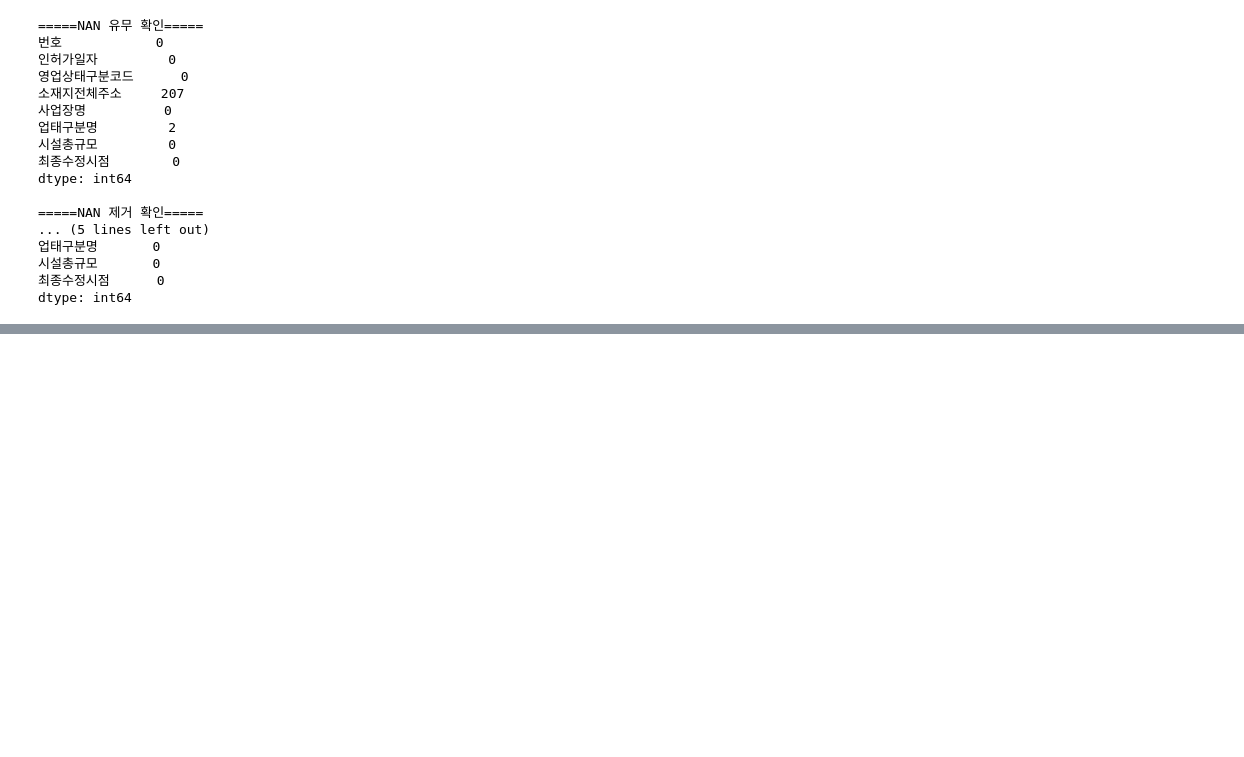
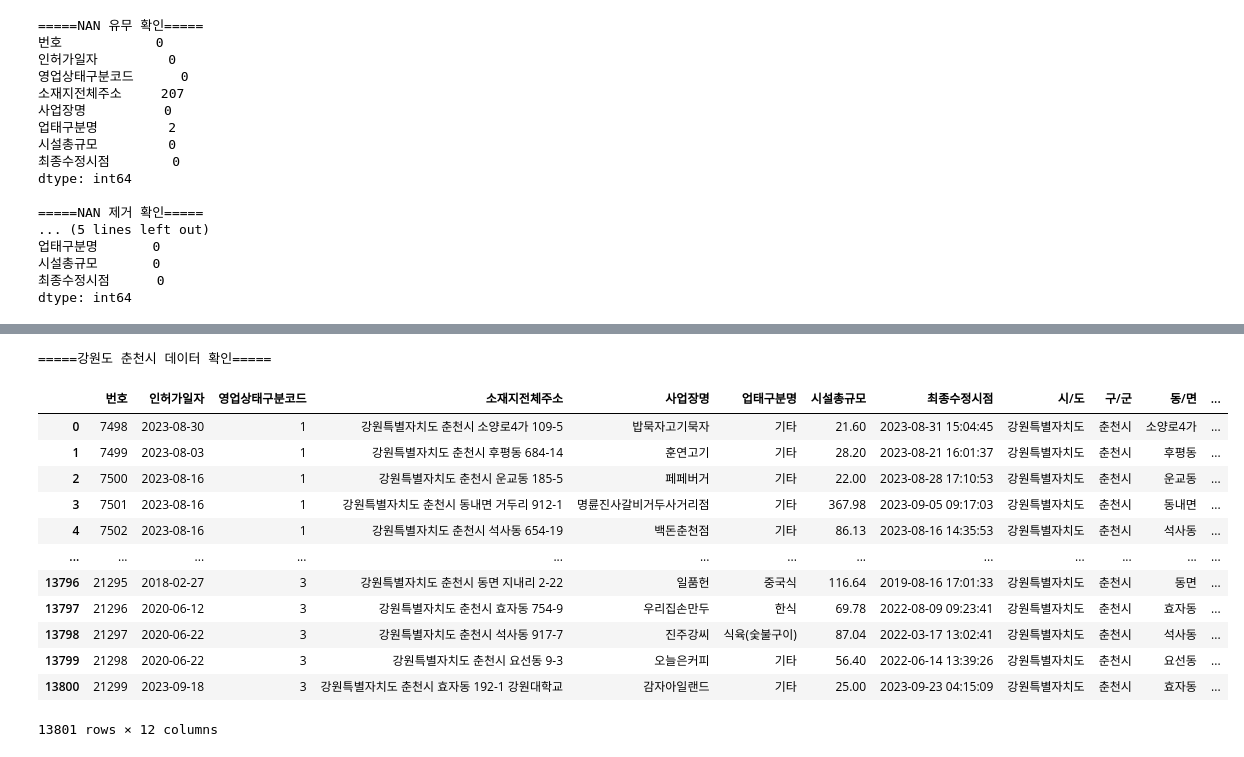
Before and after one commit to ChunCheonChuCheon/AI, a Jupyter notebook: featureSelector/src/nanfileter.ipynb, the cells around one changed output, grey strips where cells are left out. Drawn from its saved outputs; the diff is of its cells as text; code cells hidden in the pictures; blank space fills up the shorter version.

```diff
--- a/featureSelector/src/nanfileter.ipynb
+++ b/featureSelector/src/nanfileter.ipynb
@@ -99,9 +116,24 @@ df
 # %%
 # 시/도 중 강원도만 선택
-df = df[df['구군'] == '춘천시']
+df = df[df['구/군'] == '춘천시']
 df = df.reset_index(drop=True)
 print('\n=====강원도 춘천시 데이터 확인=====')
 df
+# %% [output]
+=====강원도 춘천시 데이터 확인=====
+|  | 번호 | 인허가일자 | 영업상태구분코드 | 소재지전체주소 | 사업장명 | 업태구분명 | 시설총규모 | 최종수정시점 | 시/도 | 구/군 | 동/면 | ... |
+| 0 | 7498 | 2023-08-30 | 1 | 강원특별자치도 춘천시 소양로4가 109-5 | 밥묵자고기묵자 | 기타 | 21.60 | 2023-08-31 15:04:45 | 강원특별자치도 | 춘천시 | 소양로4가 | ... |
+| 1 | 7499 | 2023-08-03 | 1 | 강원특별자치도 춘천시 후평동 684-14 | 훈연고기 | 기타 | 28.20 | 2023-08-21 16:01:37 | 강원특별자치도 | 춘천시 | 후평동 | ... |
+| 2 | 7500 | 2023-08-16 | 1 | 강원특별자치도 춘천시 운교동 185-5 | 페페버거 | 기타 | 22.00 | 2023-08-28 17:10:53 | 강원특별자치도 | 춘천시 | 운교동 | ... |
+| 3 | 7501 | 2023-08-16 | 1 | 강원특별자치도 춘천시 동내면 거두리 912-1 | 명륜진사갈비거두사거리점 | 기타 | 367.98 | 2023-09-05 09:17:03 | 강원특별자치도 | 춘천시 | 동내면 | ... |
+| 4 | 7502 | 2023-08-16 | 1 | 강원특별자치도 춘천시 석사동 654-19 | 백돈춘천점 | 기타 | 86.13 | 2023-08-16 14:35:53 | 강원특별자치도 | 춘천시 | 석사동 | ... |
+| ... | ... | ... | ... | ... | ... | ... | ... | ... | ... | ... | ... | ... |
+| 13796 | 21295 | 2018-02-27 | 3 | 강원특별자치도 춘천시 동면 지내리 2-22 | 일품헌 | 중국식 | 116.64 | 2019-08-16 17:01:33 | 강원특별자치도 | 춘천시 | 동면 | ... |
+| 13797 | 21296 | 2020-06-12 | 3 | 강원특별자치도 춘천시 효자동 754-9 | 우리집손만두 | 한식 | 69.78 | 2022-08-09 09:23:41 | 강원특별자치도 | 춘천시 | 효자동 | ... |
+| 13798 | 21297 | 2020-06-22 | 3 | 강원특별자치도 춘천시 석사동 917-7 | 진주강씨 | 식육(숯불구이) | 87.04 | 2022-03-17 13:02:41 | 강원특별자치도 | 춘천시 | 석사동 | ... |
+| 13799 | 21298 | 2020-06-22 | 3 | 강원특별자치도 춘천시 요선동 9-3 | 오늘은커피 | 기타 | 56.40 | 2022-06-14 13:39:26 | 강원특별자치도 | 춘천시 | 요선동 | ... |
+| 13800 | 21299 | 2023-09-18 | 3 | 강원특별자치도 춘천시 효자동 192-1 강원대학교 | 감자아일랜드 | 기타 | 25.00 | 2023-09-23 04:15:09 | 강원특별자치도 | 춘천시 | 효자동 | ... |
+13801 rows × 12 columns
 # %%
 # 구군 별로 데이터를 시각화
 plt.figure(figsize=(15, 4))
```
Also changed, not shown: parts of 8 cells of this notebook.
